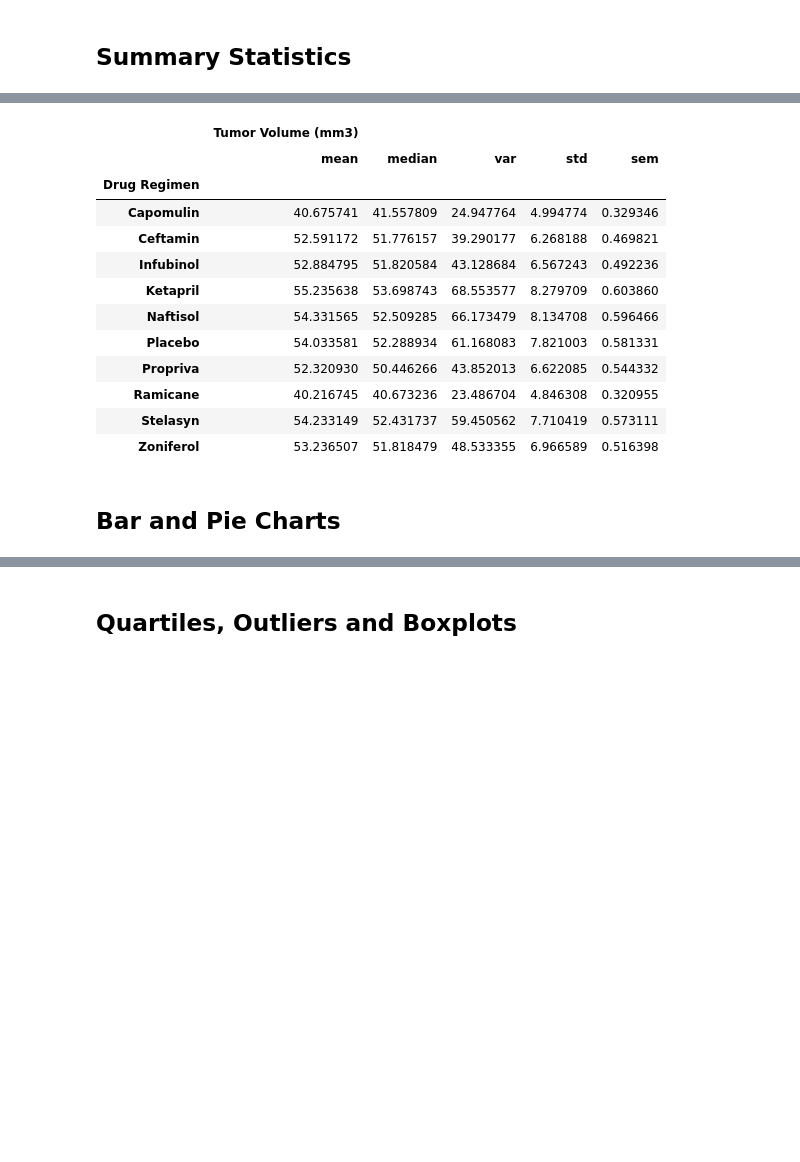
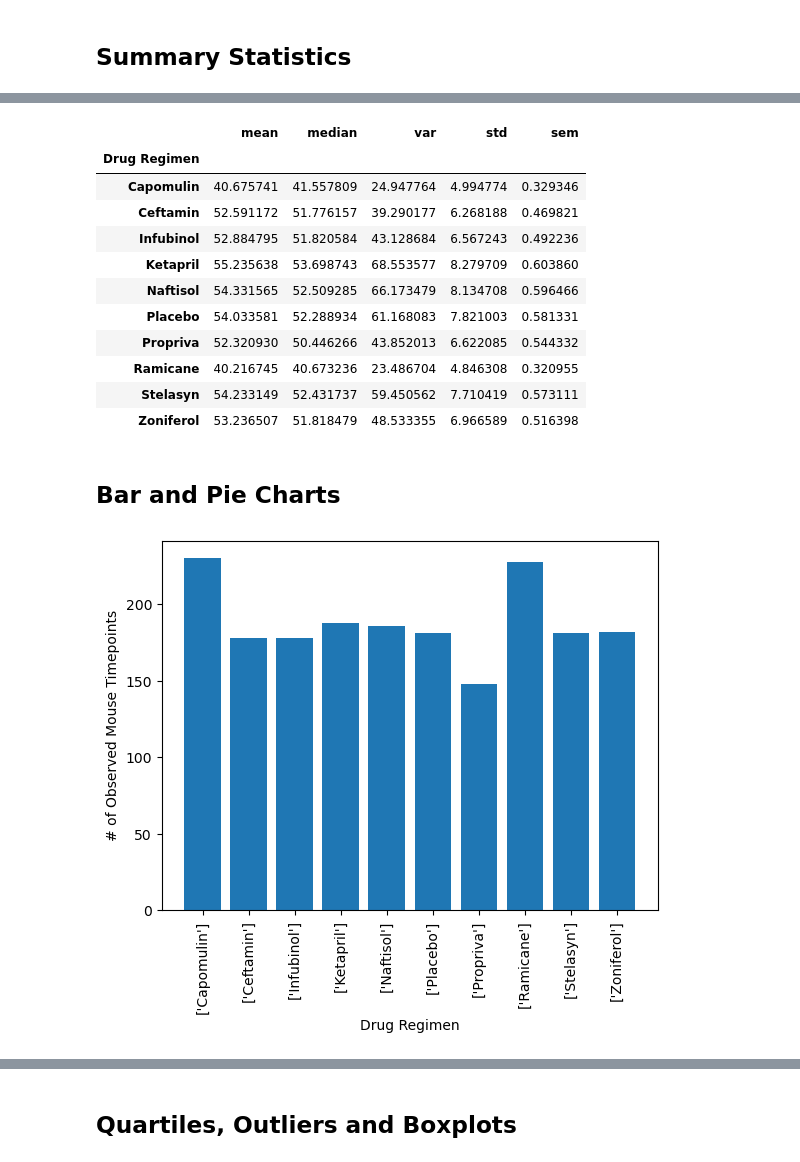
Before and after one commit to Andreanimako/Data-visuallisation-challenge, a Jupyter notebook: pymaceuticals_starter.ipynb, the cells around one changed output, grey strips where cells are left out. Cells and saved outputs as stored; diff of their text form; code cells hidden in the pictures; blank space fills up the shorter version.

```diff
--- a/pymaceuticals_starter.ipynb
+++ b/pymaceuticals_starter.ipynb
@@ -107,8 +125,9 @@ cleaned_study = study_df.drop[study_df["Mouse ID"]=="g989"]
 # and SEM of the tumor volume for each regimen (only one method is required in the solution)
 
 # Using the aggregation method, produce the same summary statistics in a single line
+summary_df = pd.DataFrame(summary["Tumor Volume (mm3)"].agg(["mean","median","var","std","sem"]))
+summary_df
 # %% [output]
-|  | Tumor Volume (mm3) |  |  |  |  |
 |  | mean | median | var | std | sem |
 | Drug Regimen |  |  |  |  |  |
 | Capomulin | 40.675741 | 41.557809 | 24.947764 | 4.994774 | 0.329346 |
@@ -123,4 +142,18 @@ cleaned_study = study_df.drop[study_df["Mouse ID"]=="g989"]
 | Zoniferol | 53.236507 | 51.818479 | 48.533355 | 6.966589 | 0.516398 |
 # %% [markdown]
 ## Bar and Pie Charts
+# %%
+# Generate a bar plot showing the total number of rows (Mouse ID/Timepoints) for each drug regimen using Pandas.
+
+regroup = cleaned_study.sort_values(["Timepoint"], ascending = False).groupby(["Drug Regimen"])
+x_axis=range(0,10,1)
+ticklocations = [value for value in x_axis]
+plt.xticks(ticklocations, regroup["Drug Regimen"].unique(), rotation = "vertical")
+plt.bar(x_axis,regroup["Timepoint"].count(),align="center", alpha= 1)
+plt.xlabel("Drug Regimen")
+plt.ylabel("# of Observed Mouse Timepoints")
+plt.show()
+#mouse_timepoints = pd.DataFrame(summary["Timepoint"].count()).plot(kind = "bar", ylabel = "# of Observed Mouse Timepoints")
+# %% [output]
+[figure, added]
 # %%
```
Also changed, not shown: parts of 8 cells of this notebook.
